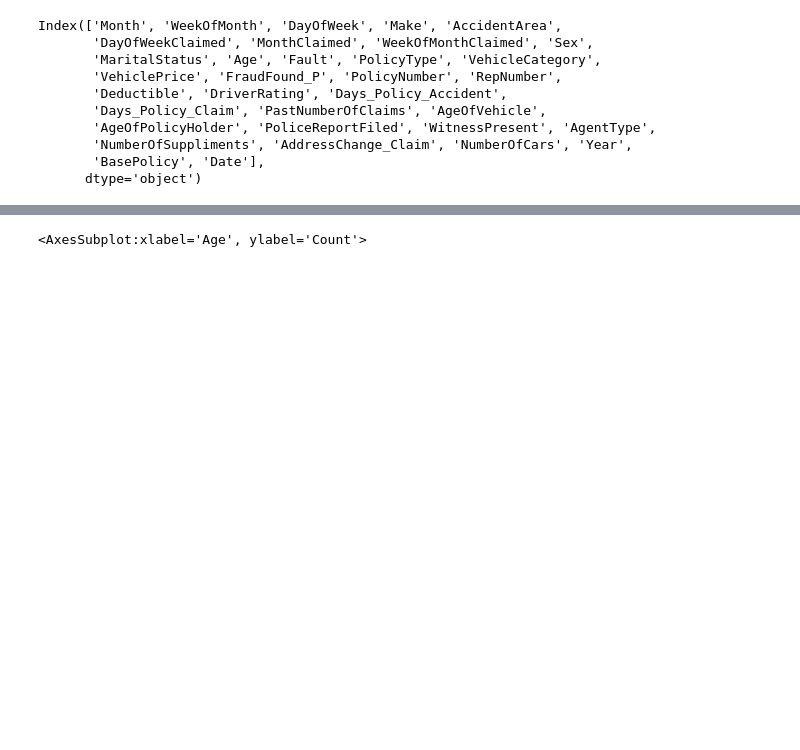
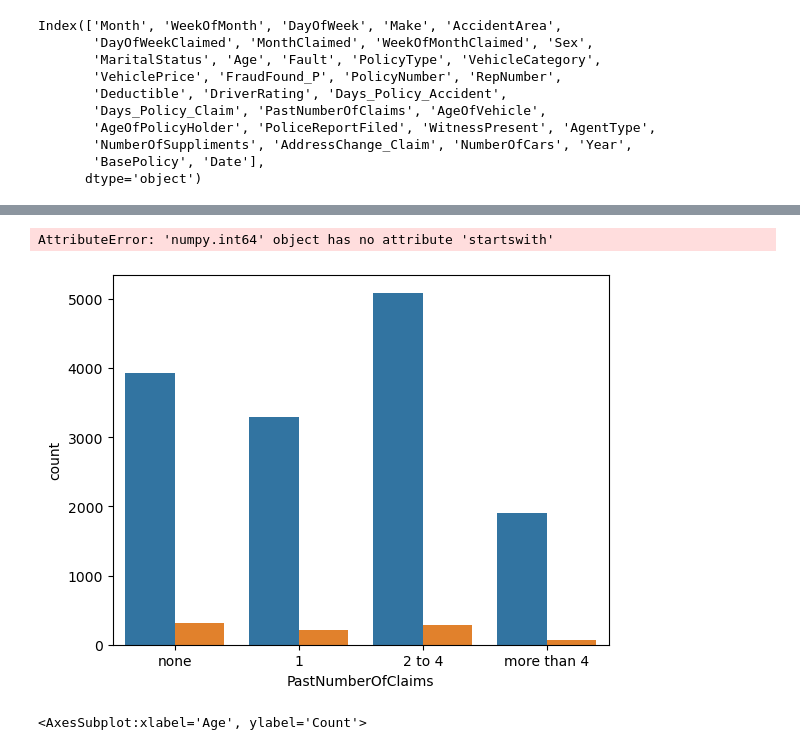
Before and after one commit to smirs/car-insurance-fraud-detection, a Jupyter notebook: fraud_detection.ipynb, the cells around one changed output, grey strips where cells are left out. Drawn from its saved outputs; the diff is of its cells as text; code cells hidden in the pictures; blank space fills up the shorter version.

```diff
--- a/fraud_detection.ipynb
+++ b/fraud_detection.ipynb
@@ -204,3 +205,8 @@ sns.countplot(data=fraud_data_cleaned, x="MaritalStatus", hue="FraudFound_P")
+# %%
+sns.countplot(data=fraud_data_cleaned, x="PastNumberOfClaims", hue="FraudFound_P")
+# %% [output]
+AttributeError: 'numpy.int64' object has no attribute 'startswith'
+[figure, added]
 # %%
 sns.histplot(data=fraud_data_cleaned, x="Age", hue="FraudFound_P", multiple="stack")
 # %% [output]
```
Also changed, not shown: parts of 17 cells of this notebook.
